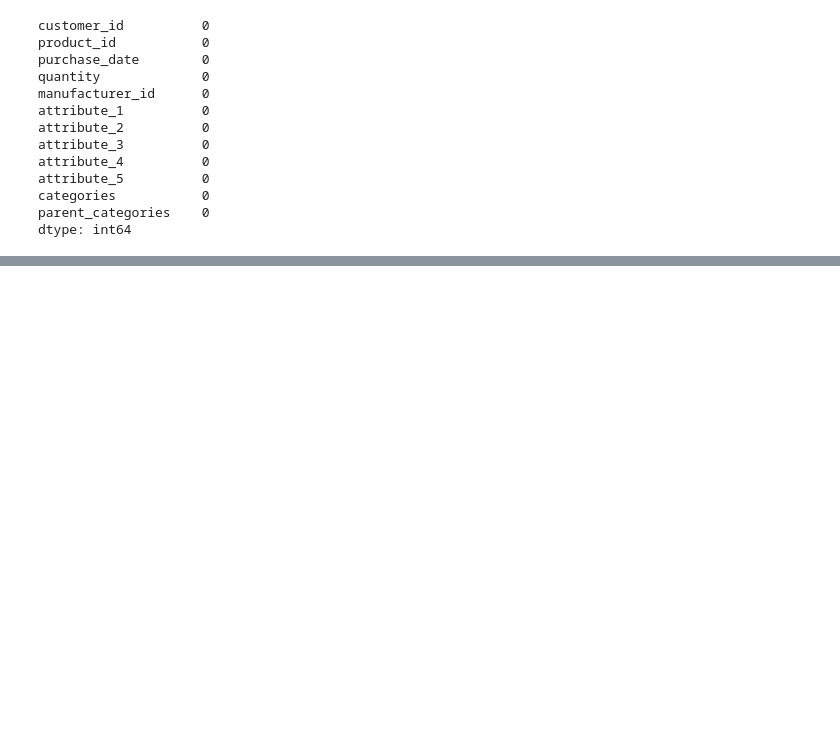
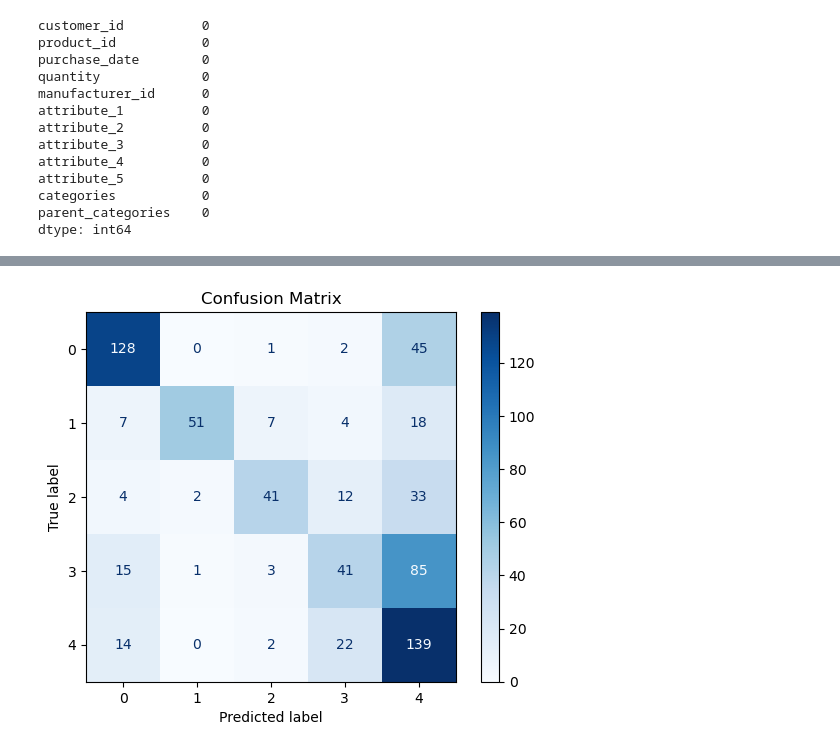
Before and after one commit to hasantahabagci/YZV311_2425_150210338_150220330, a Jupyter notebook: exploration.ipynb, the cells around one changed output, grey strips where cells are left out. Cells and saved outputs as stored; diff of their text form; code cells hidden in the pictures; blank space fills up the shorter version.

```diff
--- a/exploration.ipynb
+++ b/exploration.ipynb
@@ -481,0 +307,4 @@ final_test[['prediction','last_purchase','recency_diff_div_total','new_predictio
+# %%
+X = final_nulls_filled_droped.drop(["next_purchase_weeks"],axis=1)
+
+y = final_nulls_filled_droped['next_purchase_weeks']
@@ -481,0 +320,4 @@ final_test[['prediction','last_purchase','recency_diff_div_total','new_predictio
+# %%
+from sklearn.model_selection import train_test_split
+
+X_train, X_test, y_train, y_test = train_test_split(X, y, test_size=0.02, random_state=41)
@@ -481,0 +355,26 @@ final_test[['prediction','last_purchase','recency_diff_div_total','new_predictio
+# %%
+import lightgbm as lgb
+from sklearn.metrics import classification_report, accuracy_score
+import numpy as np
+import joblib
+
+
+from xgboost import XGBClassifier
+
+xgb_model = XGBClassifier(
+    n_estimators=500,
+    max_depth=3,
+    learning_rate=0.01,
+    objective='multi:softmax',
+    random_state=41
+)
+
+xgb_model.fit(X_train, y_train)
+y_pred = xgb_model.predict(X_test)
+
+accuracy = accuracy_score(y_test, y_pred)
+print(f"acc: {accuracy:.4f}")
+print(classification_report(y_test, y_pred))
+
+
+joblib.dump(xgb_model, 'xgb_model_custom.pkl')
@@ -481,0 +395,10 @@ final_test[['prediction','last_purchase','recency_diff_div_total','new_predictio
+# %%
+from sklearn.metrics import confusion_matrix, ConfusionMatrixDisplay
+
+cm = confusion_matrix(y_test, y_pred)
+disp = ConfusionMatrixDisplay(confusion_matrix=cm, display_labels=xgb_model.classes_)
+disp.plot(cmap='Blues')
+plt.title('Confusion Matrix')
+plt.show()
+# %% [output]
+[figure, added]
```
Also changed, not shown: parts of 49 cells of this notebook, 6 other files.
